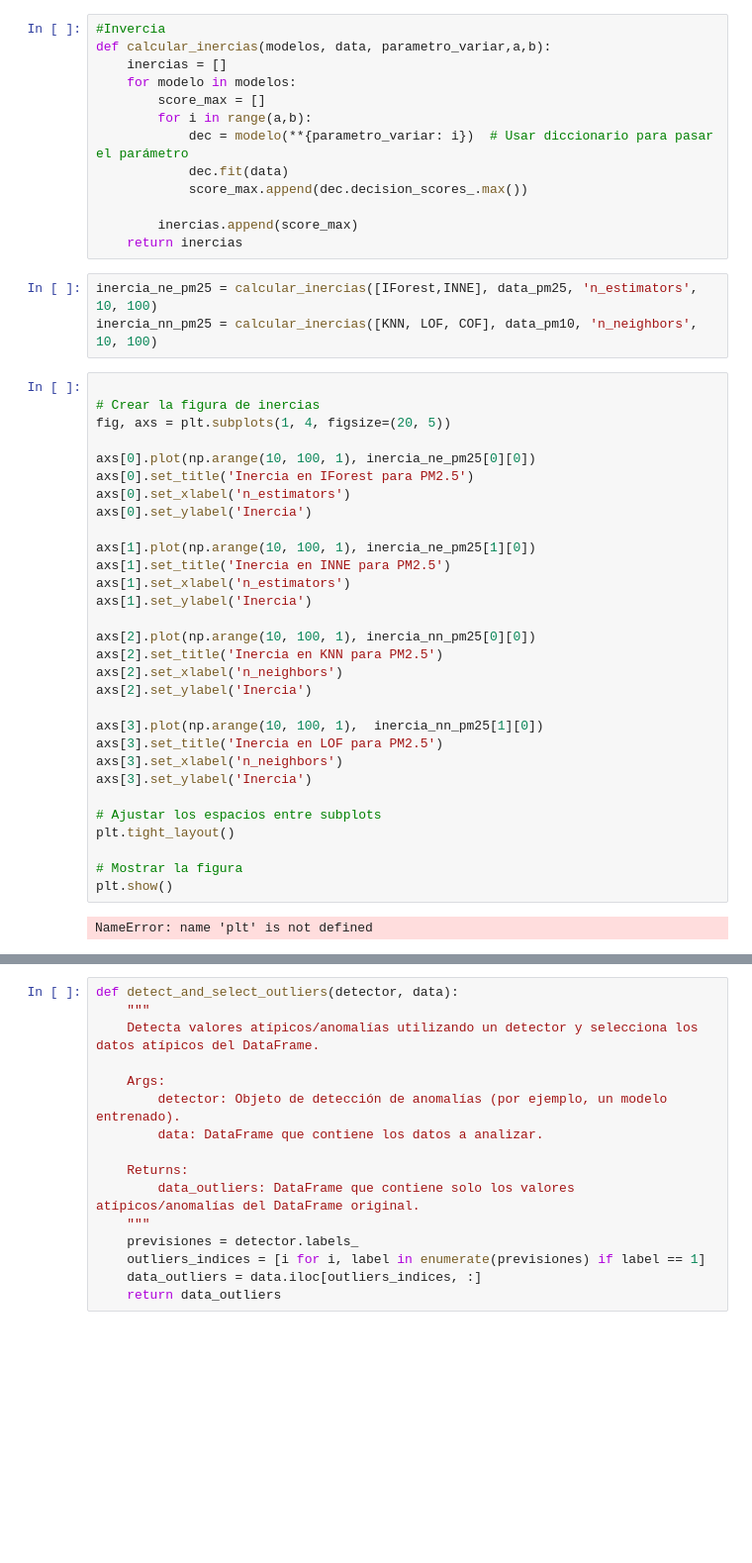
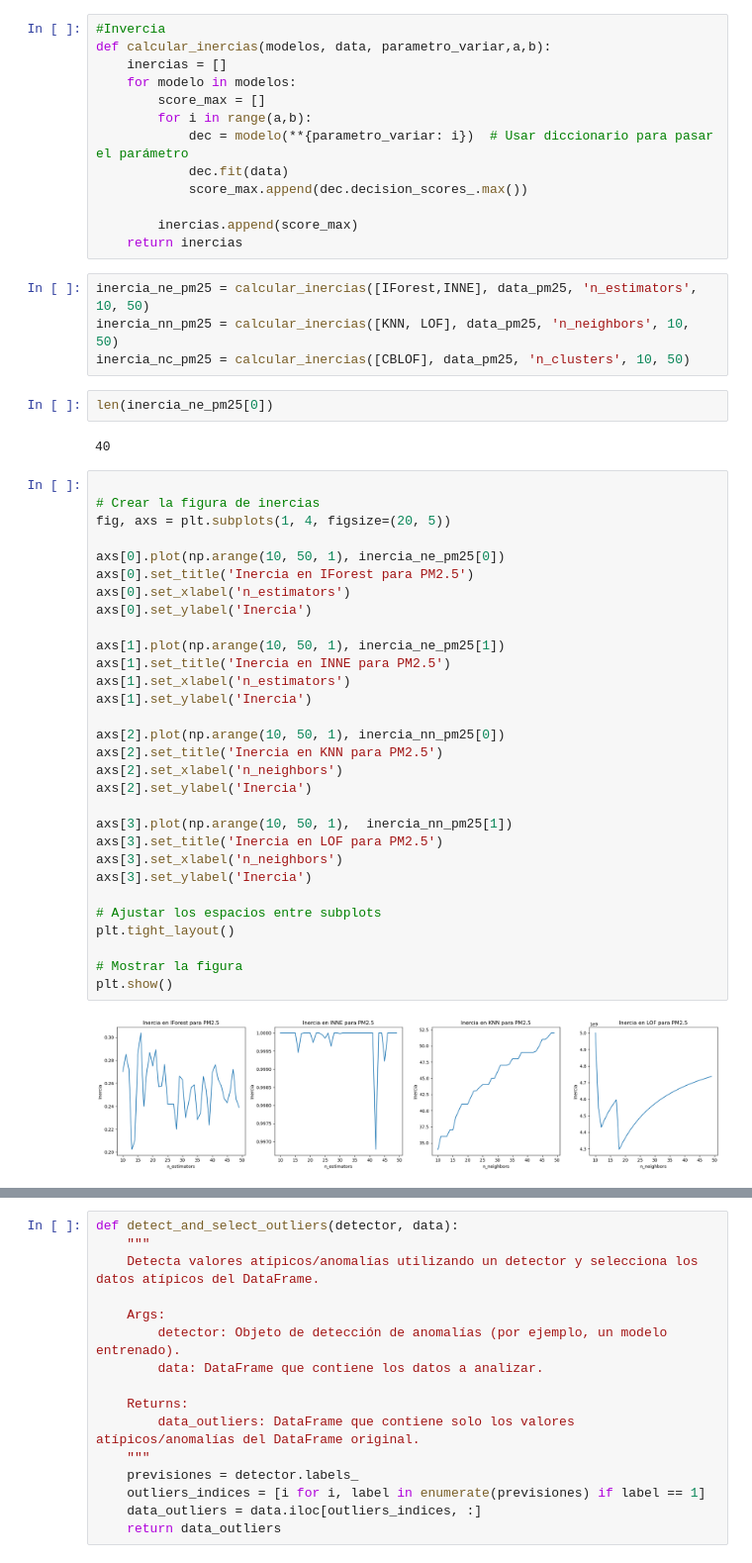
Before and after one commit to cranisor/Datos_Atipicos, a Jupyter notebook: Detection_Outliers/Detection_Outliers.ipynb, the cells around one changed output, grey strips where cells are left out. Shown: that part at 99% size. Cells and saved outputs as stored; diff of their text form; blank space fills up the shorter version.

```diff
--- a/Detection_Outliers/Detection_Outliers.ipynb
+++ b/Detection_Outliers/Detection_Outliers.ipynb
@@ -101,38 +100,43 @@ def calcular_inercias(modelos, data, parametro_variar,a,b):
         inercias.append(score_max)
     return inercias
 # %%
-inercia_ne_pm25 = calcular_inercias([IForest,INNE], data_pm25, 'n_estimators', 10, 100)
-inercia_nn_pm25 = calcular_inercias([KNN, LOF, COF], data_pm10, 'n_neighbors', 10, 100)
+inercia_ne_pm25 = calcular_inercias([IForest,INNE], data_pm25, 'n_estimators', 10, 50)
+inercia_nn_pm25 = calcular_inercias([KNN, LOF], data_pm25, 'n_neighbors', 10, 50)
+inercia_nc_pm25 = calcular_inercias([CBLOF], data_pm25, 'n_clusters', 10, 50)
+# %%
+len(inercia_ne_pm25[0])
+# %% [output]
+40
 # %%
 
 # Crear la figura de inercias
 fig, axs = plt.subplots(1, 4, figsize=(20, 5))
 
-axs[0].plot(np.arange(10, 100, 1), inercia_ne_pm25[0][0])
+axs[0].plot(np.arange(10, 50, 1), inercia_ne_pm25[0])
 axs[0].set_title('Inercia en IForest para PM2.5')
 axs[0].set_xlabel('n_estimators')
 axs[0].set_ylabel('Inercia')
 
-axs[1].plot(np.arange(10, 100, 1), inercia_ne_pm25[1][0])
+axs[1].plot(np.arange(10, 50, 1), inercia_ne_pm25[1])
 axs[1].set_title('Inercia en INNE para PM2.5')
 axs[1].set_xlabel('n_estimators')
 axs[1].set_ylabel('Inercia')
 
-axs[2].plot(np.arange(10, 100, 1), inercia_nn_pm25[0][0])
+axs[2].plot(np.arange(10, 50, 1), inercia_nn_pm25[0])
 axs[2].set_title('Inercia en KNN para PM2.5')
 axs[2].set_xlabel('n_neighbors')
 axs[2].set_ylabel('Inercia')
 
-axs[3].plot(np.arange(10, 100, 1),  inercia_nn_pm25[1][0])
+axs[3].plot(np.arange(10, 50, 1),  inercia_nn_pm25[1])
 axs[3].set_title('Inercia en LOF para PM2.5')
 axs[3].set_xlabel('n_neighbors')
 axs[3].set_ylabel('Inercia')
 
 # Ajustar los espacios entre subplots
 plt.tight_layout()
 
 # Mostrar la figura
 plt.show()
 # %% [output]
-NameError: name 'plt' is not defined
+[figure, added]
 # %%
```
Also changed, not shown: parts of 12 cells of this notebook.
